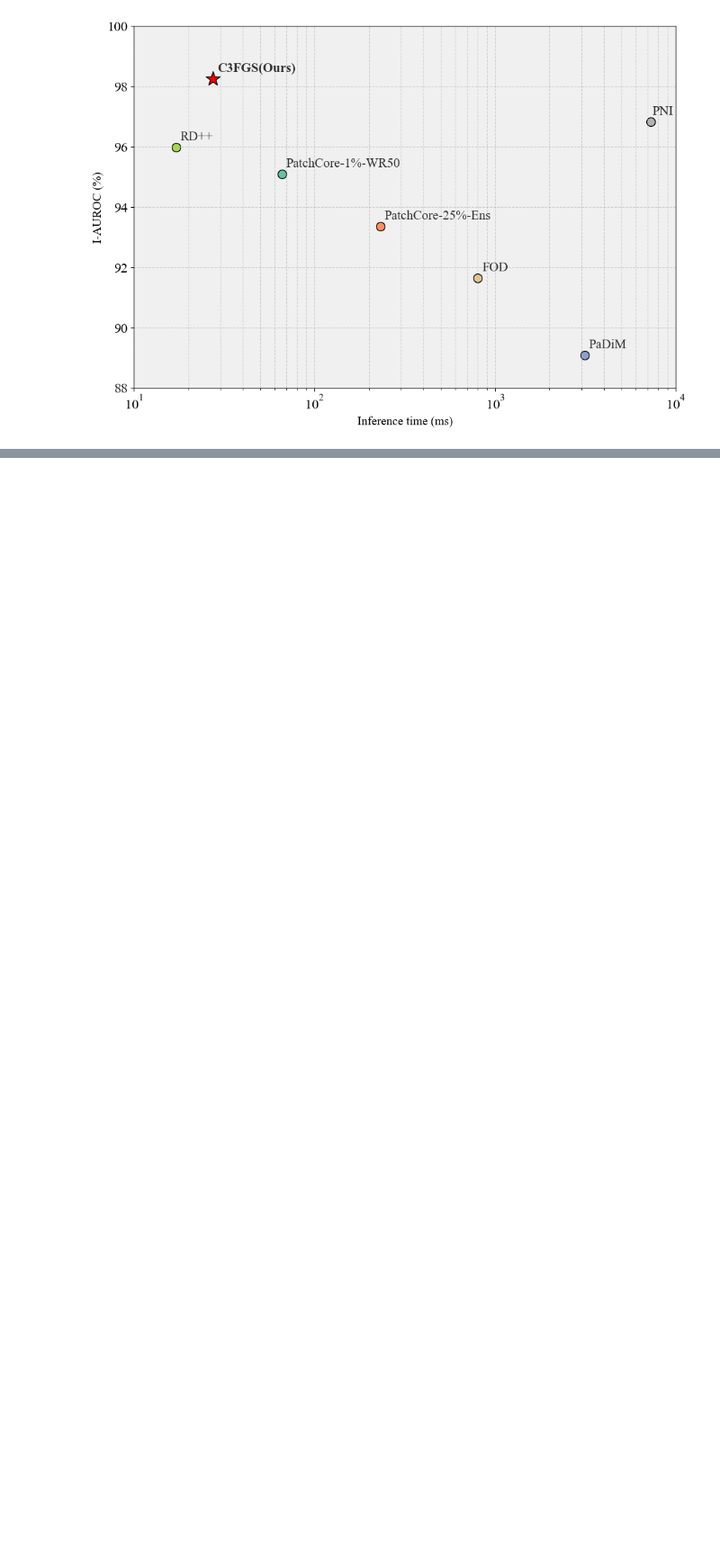
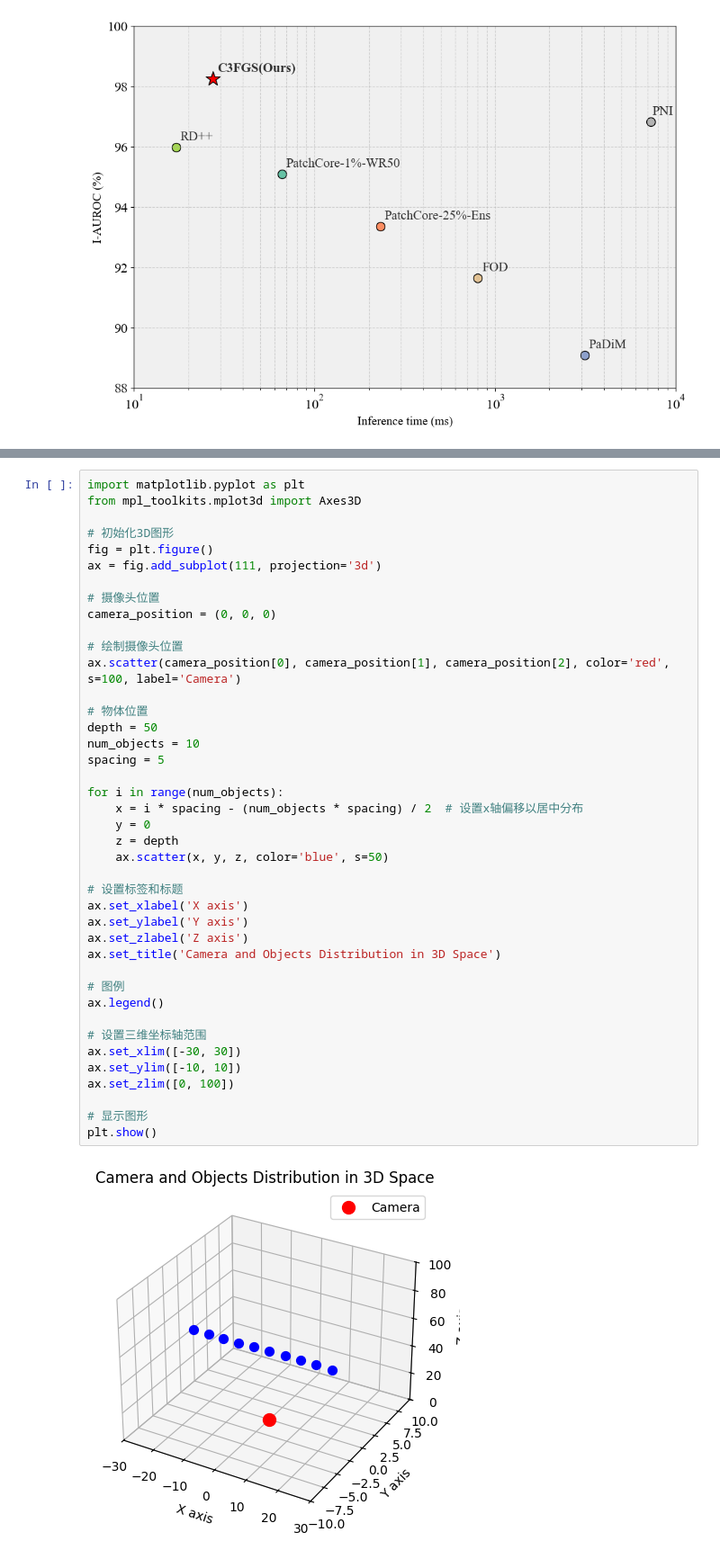
Before and after one commit to huachao0124/DS_test, a Jupyter notebook: test.ipynb, the cells around one changed output, grey strips where cells are left out. Shown: that part at 90% size. Drawn from its saved outputs; the diff is of its cells as text; blank space fills up the shorter version.

```diff
--- a/test.ipynb
+++ b/test.ipynb
@@ -430,0 +513,43 @@ plt.show()
+# %%
+import matplotlib.pyplot as plt
+from mpl_toolkits.mplot3d import Axes3D
+
+# 初始化3D图形
+fig = plt.figure()
+ax = fig.add_subplot(111, projection='3d')
+
+# 摄像头位置
+camera_position = (0, 0, 0)
+
+# 绘制摄像头位置
+ax.scatter(camera_position[0], camera_position[1], camera_position[2], color='red', s=100, label='Camera')
+
+# 物体位置
+depth = 50
+num_objects = 10
+spacing = 5
+
+for i in range(num_objects):
+    x = i * spacing - (num_objects * spacing) / 2  # 设置x轴偏移以居中分布
+    y = 0
+    z = depth
+    ax.scatter(x, y, z, color='blue', s=50)
+
+# 设置标签和标题
+ax.set_xlabel('X axis')
+ax.set_ylabel('Y axis')
+ax.set_zlabel('Z axis')
+ax.set_title('Camera and Objects Distribution in 3D Space')
+
+# 图例
+ax.legend()
+
+# 设置三维坐标轴范围
+ax.set_xlim([-30, 30])
+ax.set_ylim([-10, 10])
+ax.set_zlim([0, 100])
+
+# 显示图形
+plt.show()
+# %% [output]
+[figure, added]
```
Also changed, not shown: parts of 12 cells of this notebook, 15 other files.
